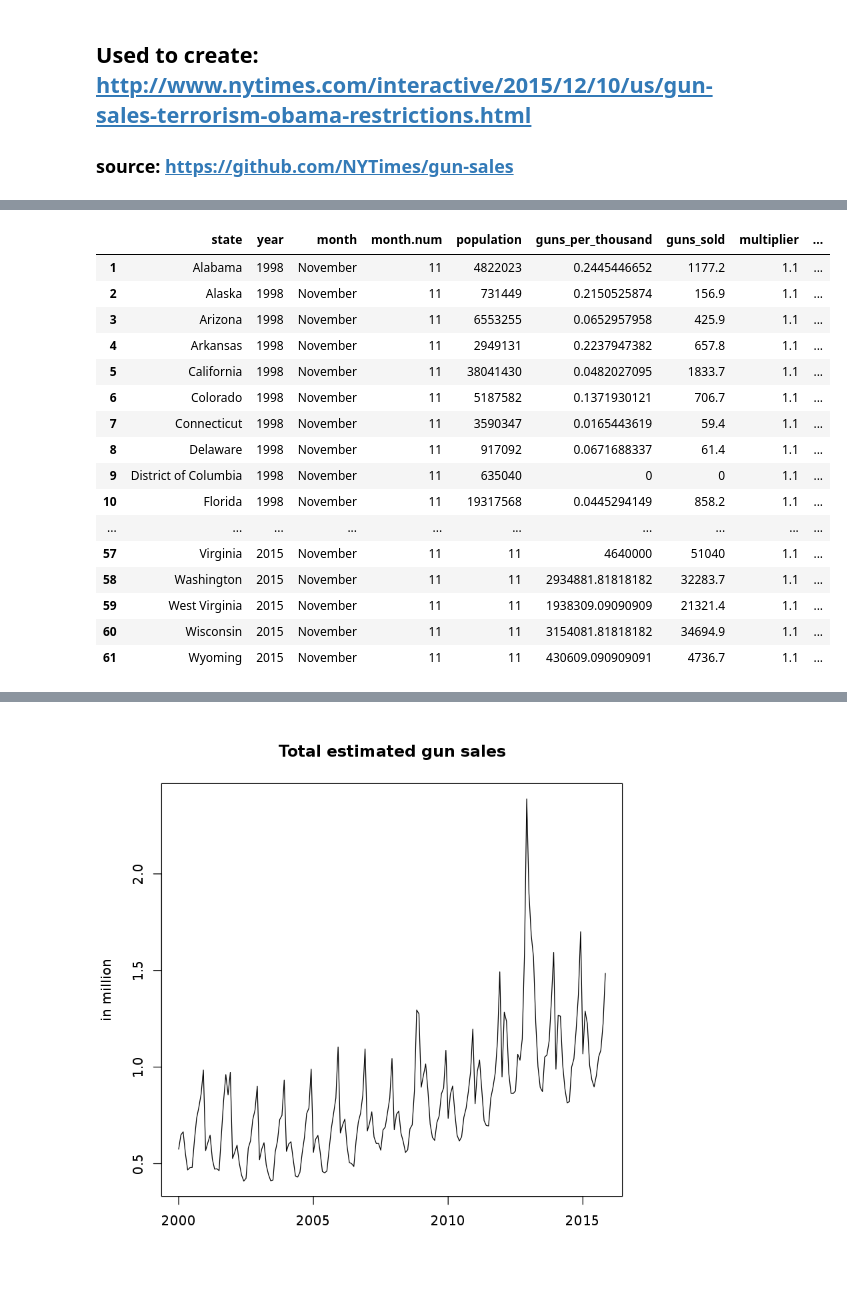
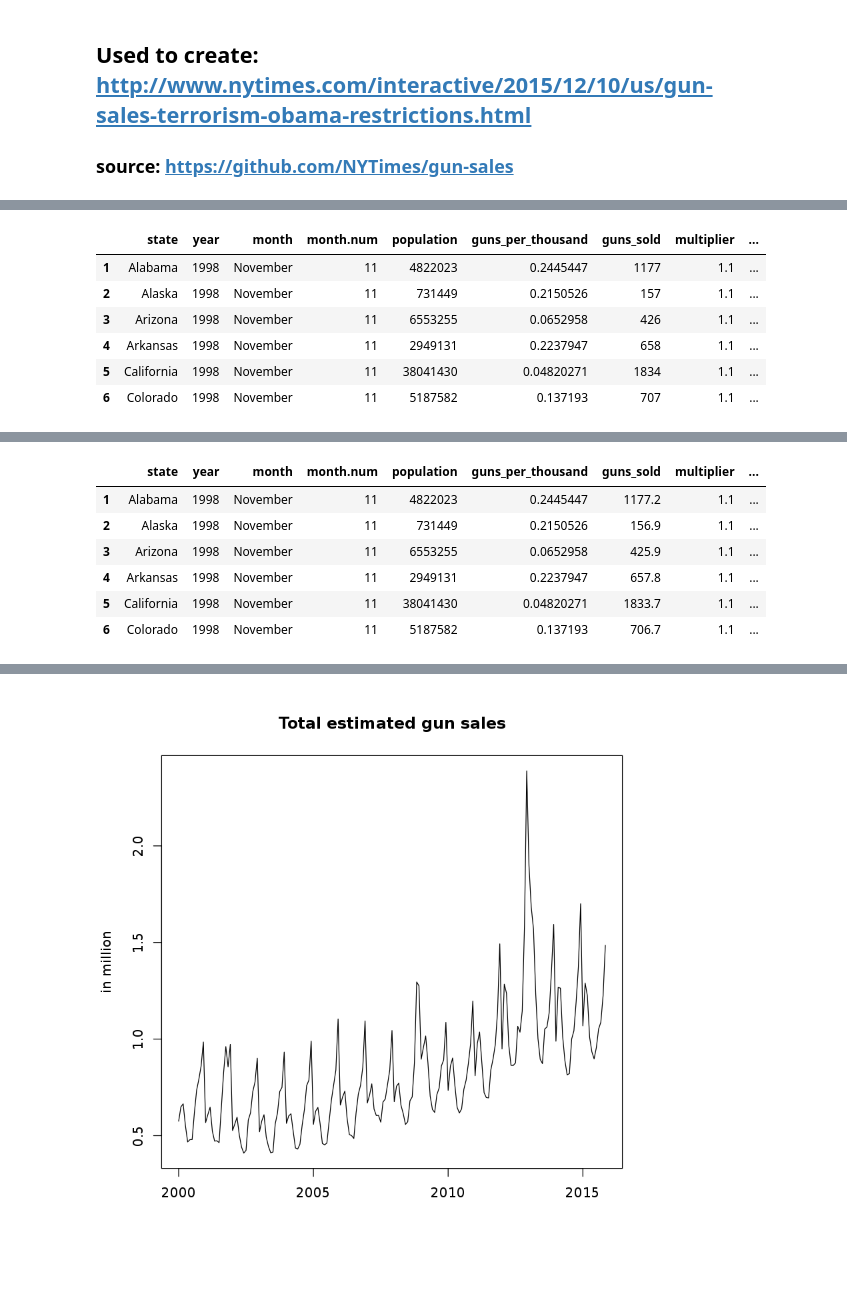
Before and after one commit to mathisonian/gun-sales, a Jupyter notebook: index.ipynb, the cells around one changed output, grey strips where cells are left out. Cells and saved outputs as stored; diff of their text form; code cells hidden in the pictures.

```diff
--- a/index.ipynb
+++ b/index.ipynb
@@ -41,3 +34,13 @@ In `[<-.factor`(`*tmp*`, ri, value = "\342\213\261"): invalid factor level, NA g
+# %%
+head(all)
+# %% [output]
+|  | state | year | month | month.num | population | guns_per_thousand | guns_sold | multiplier | ... |
+| 1 | Alabama | 1998 | November | 11 | 4822023 | 0.2445447 | 1177 | 1.1 | ... |
+| 2 | Alaska | 1998 | November | 11 | 731449 | 0.2150526 | 157 | 1.1 | ... |
+| 3 | Arizona | 1998 | November | 11 | 6553255 | 0.0652958 | 426 | 1.1 | ... |
+| 4 | Arkansas | 1998 | November | 11 | 2949131 | 0.2237947 | 658 | 1.1 | ... |
+| 5 | California | 1998 | November | 11 | 38041430 | 0.04820271 | 1834 | 1.1 | ... |
+| 6 | Colorado | 1998 | November | 11 | 5187582 | 0.137193 | 707 | 1.1 | ... |
 # %%
 # estimate gun sales using formula by Jurgen Brauer, published here
 # http://www.smallarmssurvey.org/fileadmin/docs/F-Working-papers/SAS-WP14-US-Firearms-Industry.pdf
@@ -45,5 +48,5 @@ In `[<-.factor`(`*tmp*`, ri, value = "\342\213\261"): invalid factor level, NA g
 # note: the column `multiple_corrected` is a copy of `multiple` in which
 # we set the checks in the "multiple" category to 0 for California
 all <- all %>% mutate(guns_sold=(handgun + longgun) * 1.1 + multiple_corrected * 2)
-all
+head(all)
 # %% [output]
@@ -53,20 +53,10 @@ In `[<-.factor`(`*tmp*`, ri, value = "\342\213\261"): invalid factor level, NA g
 |  | state | year | month | month.num | population | guns_per_thousand | guns_sold | multiplier | ... |
-| 1 | Alabama | 1998 | November | 11 | 4822023 | 0.2445446652 | 1177.2 | 1.1 | ... |
-| 2 | Alaska | 1998 | November | 11 | 731449 | 0.2150525874 | 156.9 | 1.1 | ... |
-| 3 | Arizona | 1998 | November | 11 | 6553255 | 0.0652957958 | 425.9 | 1.1 | ... |
-| 4 | Arkansas | 1998 | November | 11 | 2949131 | 0.2237947382 | 657.8 | 1.1 | ... |
-| 5 | California | 1998 | November | 11 | 38041430 | 0.0482027095 | 1833.7 | 1.1 | ... |
-| 6 | Colorado | 1998 | November | 11 | 5187582 | 0.1371930121 | 706.7 | 1.1 | ... |
-| 7 | Connecticut | 1998 | November | 11 | 3590347 | 0.0165443619 | 59.4 | 1.1 | ... |
-| 8 | Delaware | 1998 | November | 11 | 917092 | 0.0671688337 | 61.4 | 1.1 | ... |
-| 9 | District of Columbia | 1998 | November | 11 | 635040 | 0 | 0 | 1.1 | ... |
-| 10 | Florida | 1998 | November | 11 | 19317568 | 0.0445294149 | 858.2 | 1.1 | ... |
-| ... | ... | ... | ... | ... | ... | ... | ... | ... | ... |
-| 57 | Virginia | 2015 | November | 11 | 11 | 4640000 | 51040 | 1.1 | ... |
-| 58 | Washington | 2015 | November | 11 | 11 | 2934881.81818182 | 32283.7 | 1.1 | ... |
-| 59 | West Virginia | 2015 | November | 11 | 11 | 1938309.09090909 | 21321.4 | 1.1 | ... |
-| 60 | Wisconsin | 2015 | November | 11 | 11 | 3154081.81818182 | 34694.9 | 1.1 | ... |
-| 61 | Wyoming | 2015 | November | 11 | 11 | 430609.090909091 | 4736.7 | 1.1 | ... |
+| 1 | Alabama | 1998 | November | 11 | 4822023 | 0.2445447 | 1177.2 | 1.1 | ... |
+| 2 | Alaska | 1998 | November | 11 | 731449 | 0.2150526 | 156.9 | 1.1 | ... |
+| 3 | Arizona | 1998 | November | 11 | 6553255 | 0.0652958 | 425.9 | 1.1 | ... |
+| 4 | Arkansas | 1998 | November | 11 | 2949131 | 0.2237947 | 657.8 | 1.1 | ... |
+| 5 | California | 1998 | November | 11 | 38041430 | 0.04820271 | 1833.7 | 1.1 | ... |
+| 6 | Colorado | 1998 | November | 11 | 5187582 | 0.137193 | 706.7 | 1.1 | ... |
 # %%
 # let's look at the total numbers
 total <- all %>% state_ts('Totals', 'guns_sold')
```
Also changed, not shown: parts of 6 cells of this notebook.
